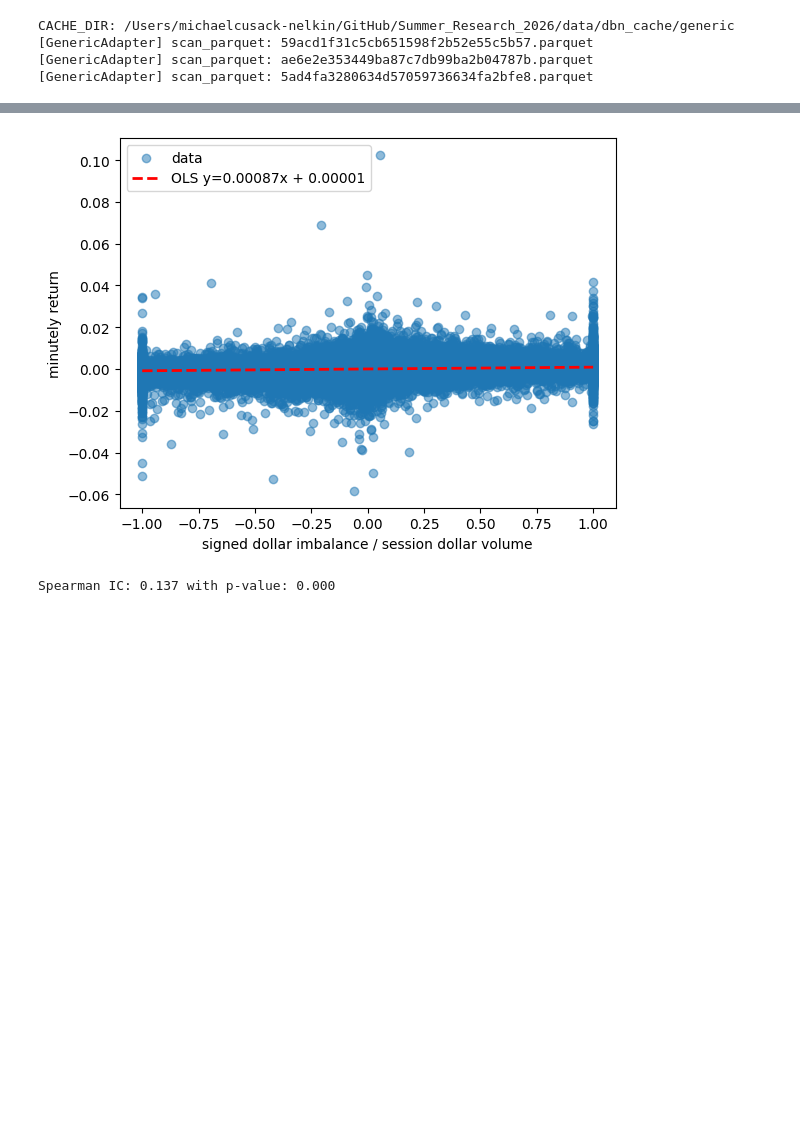
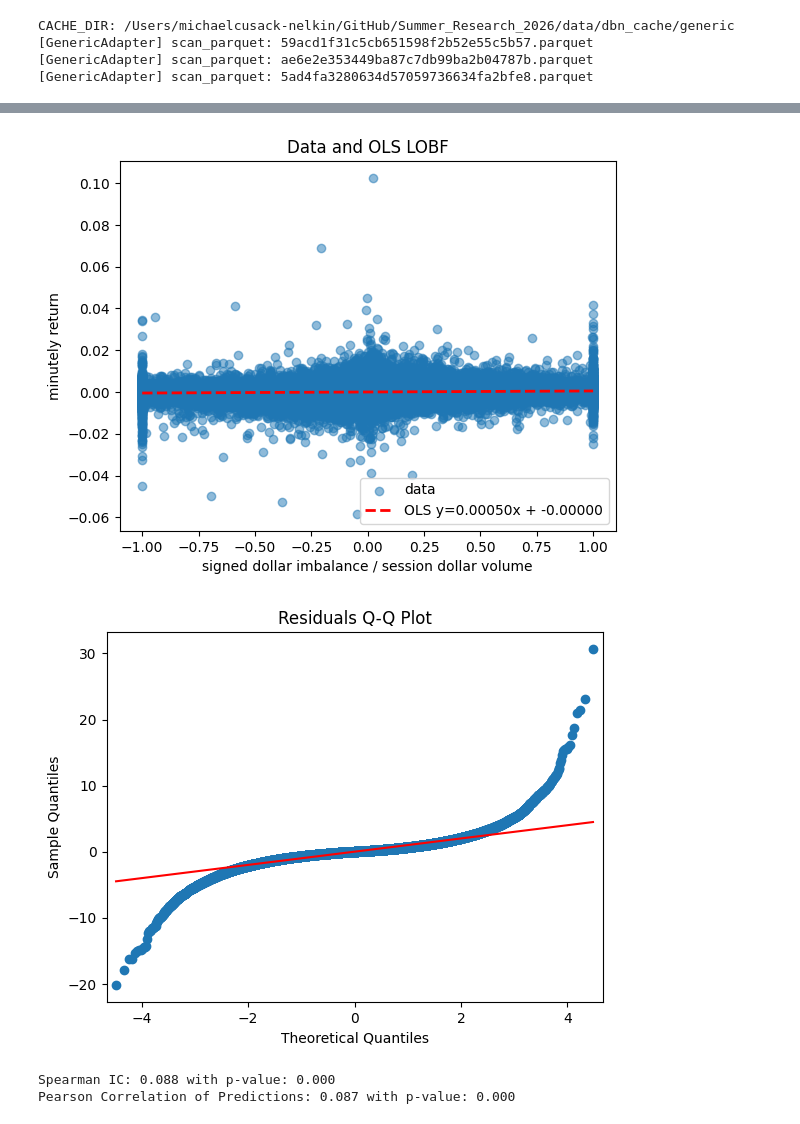
Before and after one commit to MichaelCusackNelkin/Summer_Research_2026, a Jupyter notebook: alpha_research/code/notebooks/alpha_forecast_study.ipynb, the cells around one changed output, grey strips where cells are left out. Cells and saved outputs as stored; diff of their text form; code cells hidden in the pictures; blank space fills up the shorter version.

```diff
--- a/alpha_research/code/notebooks/alpha_forecast_study.ipynb
+++ b/alpha_research/code/notebooks/alpha_forecast_study.ipynb
@@ -210,16 +209,25 @@ import statsmodels.api as sm
 study_data = (
     data
     .filter(pl.col("signed_dollar_imbalance") >= 500_000)
+    .with_columns(pl.col("qty_signal").clip(-1,1),
+                  pl.col("ret_1m").shift(1))
+    .drop_nulls()
 )
-X = sm.add_constant(study_data['qty_signal'].clip(-1,1).to_numpy())
-y = (study_data['ret_1m']).to_numpy()
+train = study_data.filter(pl.col("ts_event").dt.date() < pl.date(2026,3,1))
+test = study_data.filter(pl.col("ts_event").dt.date() >= pl.date(2026,3,1))
 
-res = sm.OLS(y, X).fit()
+X_train, y_train = sm.add_constant(train['qty_signal'].to_numpy()), train['ret_1m'].to_numpy()
+X_test, y_test = sm.add_constant(test['qty_signal'].to_numpy()), test['ret_1m'].to_numpy()
+
+res = sm.OLS(y_train, X_train).fit()
 # res = sm.RLM(y, X, M=sm.robust.norms.HuberT()).fit()
+print(f"Train Observations: {X_train.shape[0]:,.0f}")
+print(f"Test Observations: {X_test.shape[0]:,.0f}")
+y_hat = res.predict(X_test)
 
-# print(res.summary())
-print(f'beta_0   = {res.params[0]:+.5f}')
-print(f'beta_qty_signal    = {res.params[1]:+.5f}')
-print(f'R^2     = {res.rsquared:.4f}')
-print(f't(beta_qty_signal) = {res.tvalues[1]:+.2f}')
+print(res.summary())
+# print(f'beta_0   = {res.params[0]:+.5f}')
+# print(f'beta_qty_signal    = {res.params[1]:+.5f}')
+# print(f'R^2     = {res.rsquared:.4f}')
+# print(f't(beta_qty_signal) = {res.tvalues[1]:+.2f}')
 # %% [output]
@@ -230,18 +251,34 @@ t(beta_qty_signal) = +135.92
 # %%
-xs = np.linspace(np.min(X[:, 1]), np.max(X[:, 1])).clip()
-plt.scatter(X[:, 1], y, alpha=0.5, label="data")
+xs = np.linspace(np.min(X_train[:, 1]), np.max(X_train[:, 1])).clip()
+plt.scatter(X_train[:, 1], y_train, alpha=0.5, label="data")
 plt.plot(xs, res.params[1] * xs + res.params[0], label=f'OLS y={res.params[1]:,.5f}x + {res.params[0]:,.5f}',
          color='red', linestyle='--', linewidth=2)
 plt.xlabel("signed dollar imbalance / session dollar volume")
 plt.ylabel("minutely return")
+plt.title("Data and OLS LOBF")
 plt.legend()
 plt.show()
+
+fig = sm.qqplot(y_hat - y_test, line='s', fit=True)
+plt.title("Residuals Q-Q Plot")
+plt.show()
+
+# plt.hist(y_hat - y_test, bins=100, log=True, color="tab:orange", edgecolor="black", alpha=0.5)
+# plt.xlabel("Residual")
+# plt.ylabel("Count")
+# plt.title("Test Residuals")
+# plt.show()
 # %% [output]
-[figure, old version]
+[figure, new version]
+[figure, added]
 # %%
-from scipy.stats import spearmanr
+from scipy.stats import spearmanr, pearsonr
 
-ic, pval = spearmanr(X[:, 1], y)
+ic, pval = spearmanr(X_train[:, 1], y_train)
 print(f"Spearman IC: {ic:,.3f} with p-value: {pval:,.3f}")
+
+corr, pval = pearsonr(y_test, y_hat)
+print(f"Pearson Correlation of Predictions: {corr:,.3f} with p-value: {pval:,.3f}")
 # %% [output]
-Spearman IC: 0.137 with p-value: 0.000
+Spearman IC: 0.088 with p-value: 0.000
+Pearson Correlation of Predictions: 0.087 with p-value: 0.000
```
Also changed, not shown: parts of 3 cells of this notebook, 2 other files.
